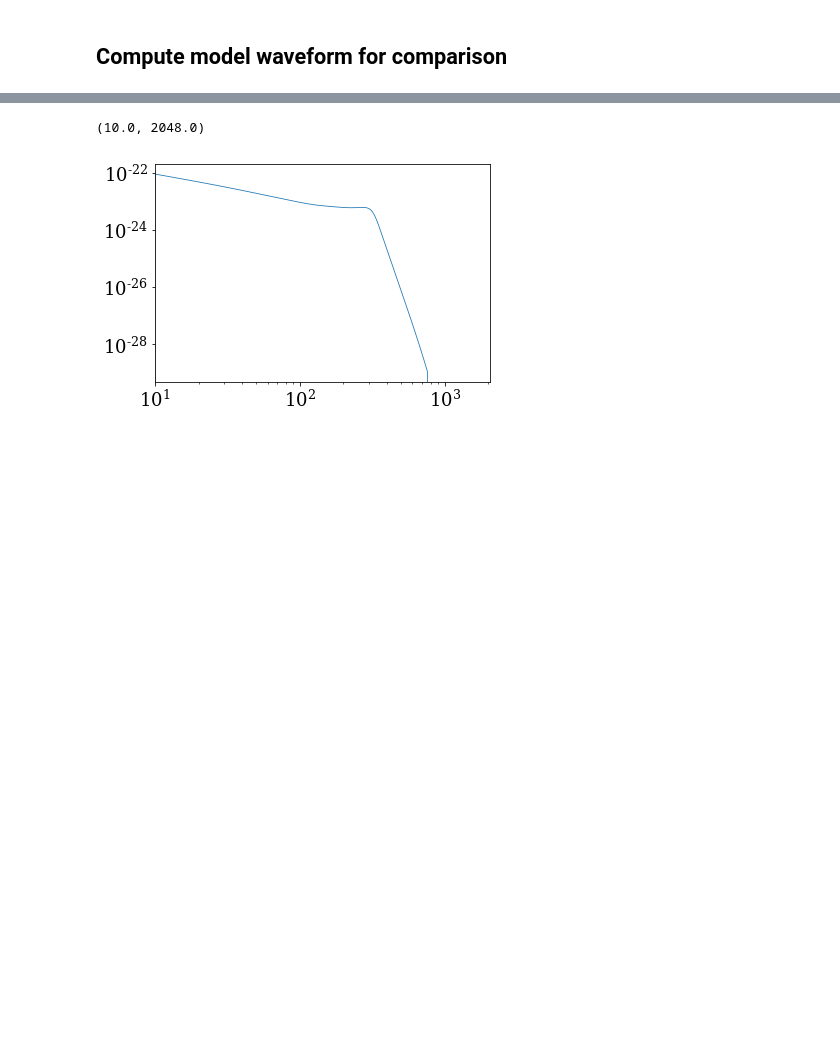
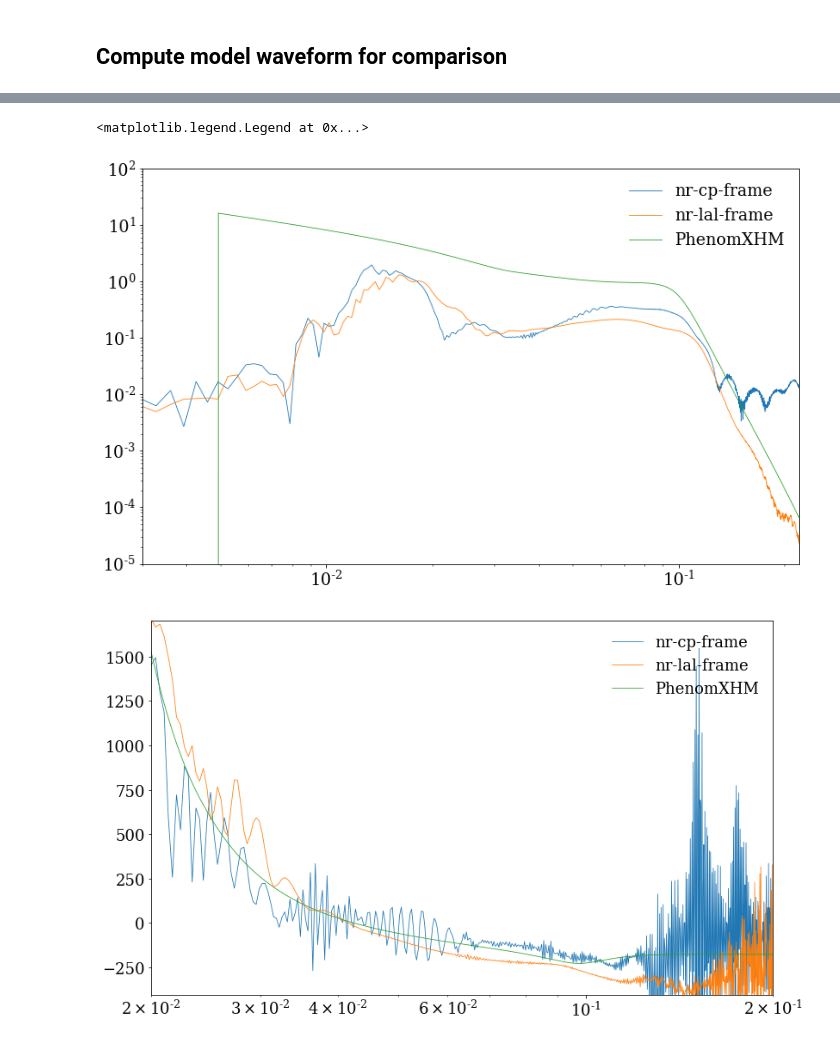
Before and after one commit to llondon6/PhenomXCP, a Jupyter notebook: issues/0_preliminaries.ipynb, the cells around one changed output, grey strips where cells are left out. Saved outputs shown, nothing was run; the diff lists cells and outputs as text; code cells hidden in the pictures; blank space fills up the shorter version.

```diff
--- a/issues/0_preliminaries.ipynb
+++ b/issues/0_preliminaries.ipynb
@@ -98,22 +145,54 @@ def PolarizationsFD(approximant, modeList, threshold, m1, m2, s1, s2, delta_f, p
 # %%
 
-modeList = [ [3,3] ]
+l,m = 3,3
+modeList = [ [l,m] ]
 threshold = 0
-m1 = 20.0
-m2 = 60.0
-s1 = [0,0,0]
-s2 = [0,0,0]
+M = 100
+m1 = y['lal'].m1 * M / ( y['lal'].m1 + y['lal'].m2 )
+m2 = y['lal'].m2 * M / ( y['lal'].m1 + y['lal'].m2 )
+s1 = [0,0,y['lal'].X1[-1]] # Only use z-component becuase PhenomXHM (no precession) is the approx
+s2 = [0,0,y['lal'].X2[-1]] # Only use z-component becuase PhenomXHM (no precession) is the approx
 delta_f = 0.125
 phiRef = 3.4332
 
-hp, hc, f = PolarizationsFD(lalsim.IMRPhenomXHM, modeList, threshold, m1, m2, s1, s2, delta_f, phiRef)
+#
+moments_dict = PolarizationsFD(lalsim.IMRPhenomXHM, modeList, threshold, m1, m2, s1, s2, delta_f, phiRef)
 
-h = hp.data.data + 1j*hc.data.data
+#
+hp,hc,f = moments_dict[l,m]
+h = hp + 1j*hc
-# %%
-plot( f, abs(h) )
-xscale('log')
-yscale('log')
-xlim( f[find(abs(h)>0)[0]],max(f) )
-# %% [output]
-(10.0, 2048.0)
-[figure, removed]
+# %%
+# Compare single mode generated above to NR
+figure( figsize=2*figaspect(0.618) )
+plot( y['lal'].f,y['cp'][l,m]['strain'].fd_amp,label='nr-cp-frame' )
+plot( y['lal'].f,y['lal'][l,m]['strain'].fd_amp,label='nr-lal-frame' )
+plot( f, abs(h),label='PhenomXHM' )
+xscale('log')
+yscale('log')
+xlim(0.002*m/2,0.22)
+ylim(1e-5,1e2)
+legend(loc=1)
+
+f0,f1 = 0.02,0.1
+def calc_dphi(f,h):
+    phi = np.unwrap(np.angle(h))
+    dphi = spline_diff(f,phi)
+    dphi -= np.mean(dphi[ (f>f0) & (f<f1) ])
+    return dphi
+
+# Compare single mode generated above to NR
+figure( figsize=2*figaspect(0.618) )
+plot( y['lal'].f,calc_dphi(y['lal'].f,y['cp'][l,m]['strain'].fd_y),label='nr-cp-frame' )
+plot( y['lal'].f,calc_dphi(y['lal'].f,y['lal'][l,m]['strain'].fd_y),label='nr-lal-frame' )
+plot( f, calc_dphi(f,h),label='PhenomXHM' )
+xscale('log')
+# yscale('log')
+xlim(0.02,0.2)
+mask = (f>f0) & (f<f1)
+ylim( lim(calc_dphi(f,h)[mask],dilate=.1) )
+# ylim(1e-5,1e2)
+legend(loc=1)
+# %% [output]
+<matplotlib.legend.Legend at 0x...>
+[figure, added]
+[figure, added]
```
Also changed, not shown: parts of 8 cells of this notebook.
